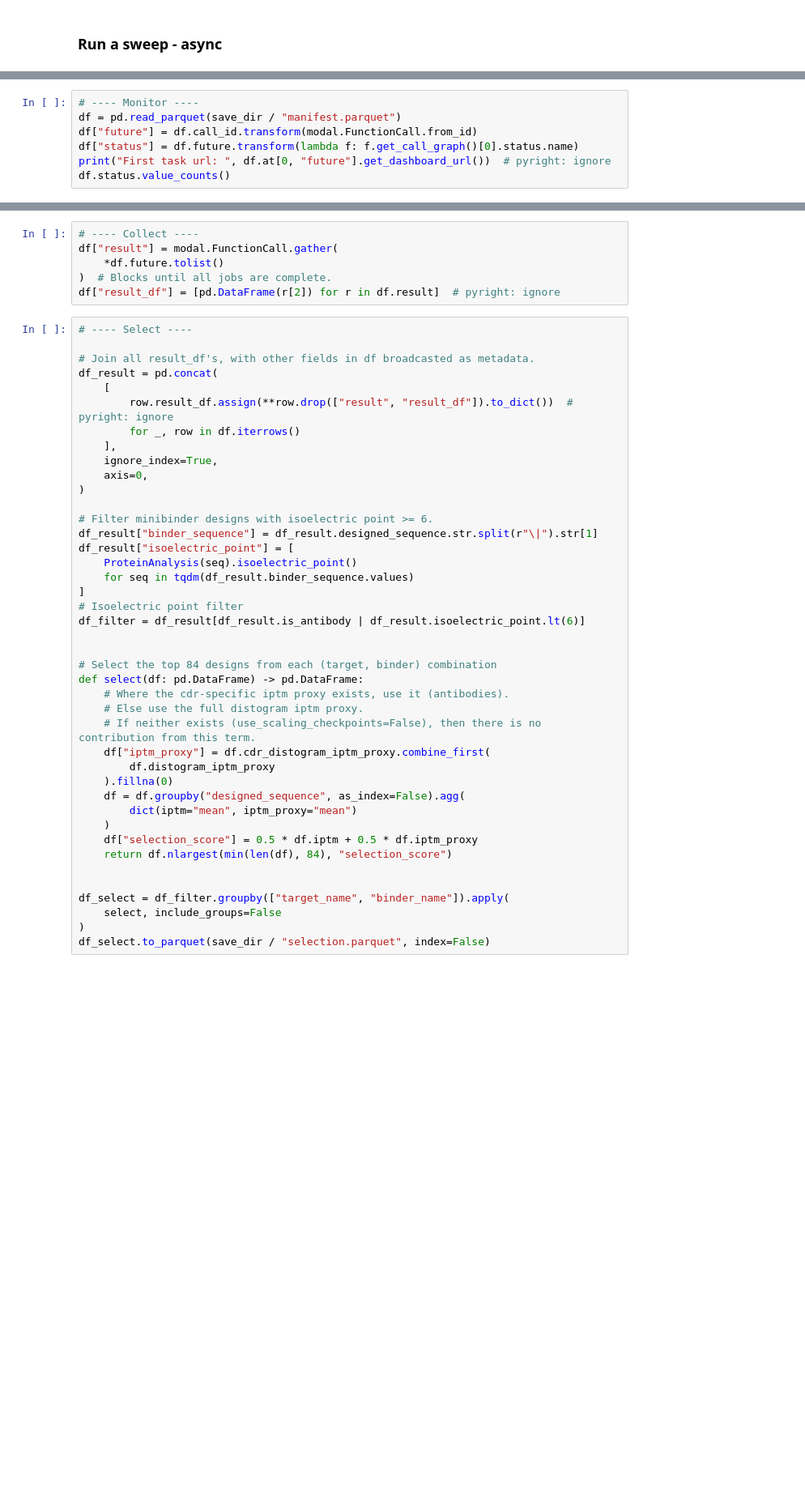
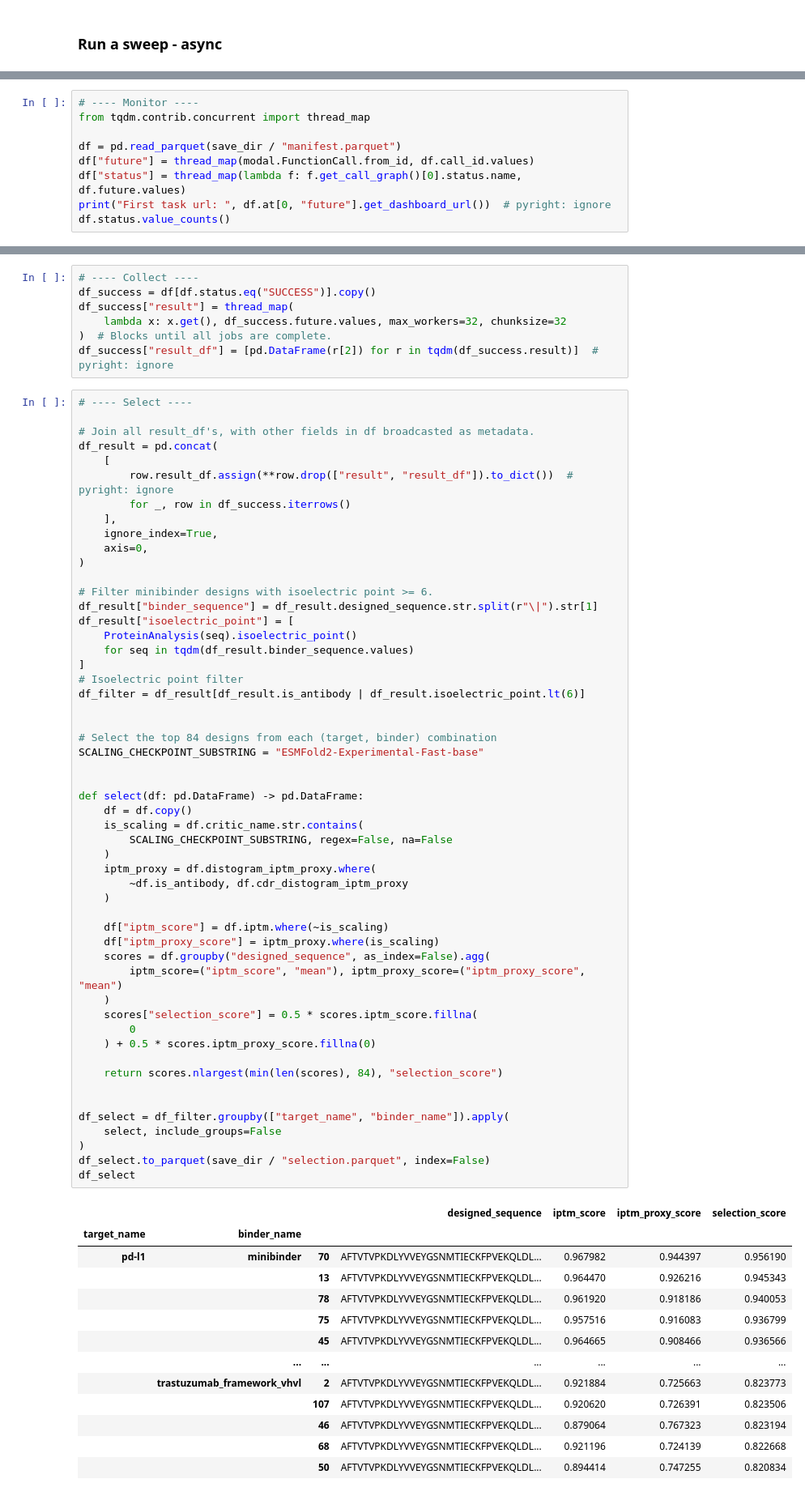
Before and after one commit to Biohub/esm, a Jupyter notebook: cookbook/tutorials/esmfold2_esmc_binder_design.ipynb, the cells around one changed output, grey strips where cells are left out. Shown at 81% size. Cells and saved outputs as stored; diff of their text form; blank space fills up the shorter version.

```diff
--- a/cookbook/tutorials/esmfold2_esmc_binder_design.ipynb
+++ b/cookbook/tutorials/esmfold2_esmc_binder_design.ipynb
@@ -157,8 +137,10 @@ Spawned 16 jobs. It is safe to close the notebook.The next cell will resume from
 # %%
 # ---- Monitor ----
+from tqdm.contrib.concurrent import thread_map
+
 df = pd.read_parquet(save_dir / "manifest.parquet")
-df["future"] = df.call_id.transform(modal.FunctionCall.from_id)
-df["status"] = df.future.transform(lambda f: f.get_call_graph()[0].status.name)
+df["future"] = thread_map(modal.FunctionCall.from_id, df.call_id.values)
+df["status"] = thread_map(lambda f: f.get_call_graph()[0].status.name, df.future.values)
 print("First task url: ", df.at[0, "future"].get_dashboard_url())  # pyright: ignore
 df.status.value_counts()
 # %% [output]
@@ -168,49 +150,75 @@ SUCCESS    16
 Name: count, dtype: int64
 # %%
 # ---- Collect ----
-df["result"] = modal.FunctionCall.gather(
-    *df.future.tolist()
+df_success = df[df.status.eq("SUCCESS")].copy()
+df_success["result"] = thread_map(
+    lambda x: x.get(), df_success.future.values, max_workers=32, chunksize=32
 )  # Blocks until all jobs are complete.
-df["result_df"] = [pd.DataFrame(r[2]) for r in df.result]  # pyright: ignore
+df_success["result_df"] = [pd.DataFrame(r[2]) for r in tqdm(df_success.result)]  # pyright: ignore
 # %%
 # ---- Select ----
 
 # Join all result_df's, with other fields in df broadcasted as metadata.
 df_result = pd.concat(
     [
         row.result_df.assign(**row.drop(["result", "result_df"]).to_dict())  # pyright: ignore
-        for _, row in df.iterrows()
+        for _, row in df_success.iterrows()
     ],
     ignore_index=True,
     axis=0,
 )
 
 # Filter minibinder designs with isoelectric point >= 6.
 df_result["binder_sequence"] = df_result.designed_sequence.str.split(r"\|").str[1]
 df_result["isoelectric_point"] = [
     ProteinAnalysis(seq).isoelectric_point()
     for seq in tqdm(df_result.binder_sequence.values)
 ]
 # Isoelectric point filter
 df_filter = df_result[df_result.is_antibody | df_result.isoelectric_point.lt(6)]
 
 
 # Select the top 84 designs from each (target, binder) combination
+SCALING_CHECKPOINT_SUBSTRING = "ESMFold2-Experimental-Fast-base"
+
+
 def select(df: pd.DataFrame) -> pd.DataFrame:
-    # Where the cdr-specific iptm proxy exists, use it (antibodies).
-    # Else use the full distogram iptm proxy.
-    # If neither exists (use_scaling_checkpoints=False), then there is no contribution from this term.
-    df["iptm_proxy"] = df.cdr_distogram_iptm_proxy.combine_first(
-        df.distogram_iptm_proxy
-    ).fillna(0)
-    df = df.groupby("designed_sequence", as_index=False).agg(
-        dict(iptm="mean", iptm_proxy="mean")
+    df = df.copy()
+    is_scaling = df.critic_name.str.contains(
+        SCALING_CHECKPOINT_SUBSTRING, regex=False, na=False
     )
-    df["selection_score"] = 0.5 * df.iptm + 0.5 * df.iptm_proxy
-    return df.nlargest(min(len(df), 84), "selection_score")
+    iptm_proxy = df.distogram_iptm_proxy.where(
+        ~df.is_antibody, df.cdr_distogram_iptm_proxy
+    )
+
+    df["iptm_score"] = df.iptm.where(~is_scaling)
+    df["iptm_proxy_score"] = iptm_proxy.where(is_scaling)
+    scores = df.groupby("designed_sequence", as_index=False).agg(
+        iptm_score=("iptm_score", "mean"), iptm_proxy_score=("iptm_proxy_score", "mean")
+    )
+    scores["selection_score"] = 0.5 * scores.iptm_score.fillna(
+        0
+    ) + 0.5 * scores.iptm_proxy_score.fillna(0)
+
+    return scores.nlargest(min(len(scores), 84), "selection_score")
 
 
 df_select = df_filter.groupby(["target_name", "binder_name"]).apply(
     select, include_groups=False
 )
 df_select.to_parquet(save_dir / "selection.parquet", index=False)
+df_select
+# %% [output]
+|  |  |  | designed_sequence | iptm_score | iptm_proxy_score | selection_score |
+| target_name | binder_name |  |  |  |  |  |
+| pd-l1 | minibinder | 70 | AFTVTVPKDLYVVEYGSNMTIECKFPVEKQLDL... | 0.967982 | 0.944397 | 0.956190 |
+|  |  | 13 | AFTVTVPKDLYVVEYGSNMTIECKFPVEKQLDL... | 0.964470 | 0.926216 | 0.945343 |
+|  |  | 78 | AFTVTVPKDLYVVEYGSNMTIECKFPVEKQLDL... | 0.961920 | 0.918186 | 0.940053 |
+|  |  | 75 | AFTVTVPKDLYVVEYGSNMTIECKFPVEKQLDL... | 0.957516 | 0.916083 | 0.936799 |
+|  |  | 45 | AFTVTVPKDLYVVEYGSNMTIECKFPVEKQLDL... | 0.964665 | 0.908466 | 0.936566 |
+|  | ... | ... | ... | ... | ... | ... |
+|  | trastuzumab_framework_vhvl | 2 | AFTVTVPKDLYVVEYGSNMTIECKFPVEKQLDL... | 0.921884 | 0.725663 | 0.823773 |
+|  |  | 107 | AFTVTVPKDLYVVEYGSNMTIECKFPVEKQLDL... | 0.920620 | 0.726391 | 0.823506 |
+|  |  | 46 | AFTVTVPKDLYVVEYGSNMTIECKFPVEKQLDL... | 0.879064 | 0.767323 | 0.823194 |
+|  |  | 68 | AFTVTVPKDLYVVEYGSNMTIECKFPVEKQLDL... | 0.921196 | 0.724139 | 0.822668 |
+|  |  | 50 | AFTVTVPKDLYVVEYGSNMTIECKFPVEKQLDL... | 0.894414 | 0.747255 | 0.820834 |
```
Also changed, not shown: parts of 12 cells of this notebook, 1 other file.
